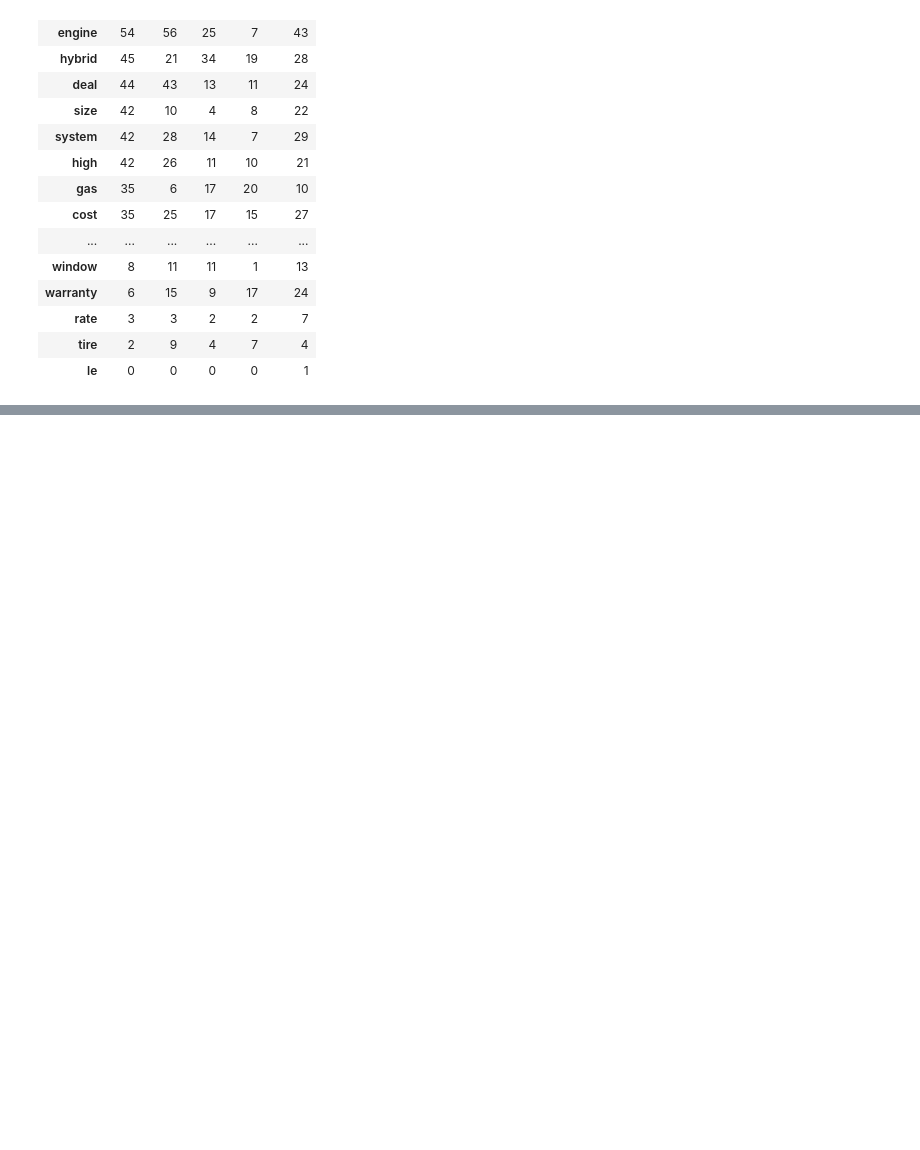
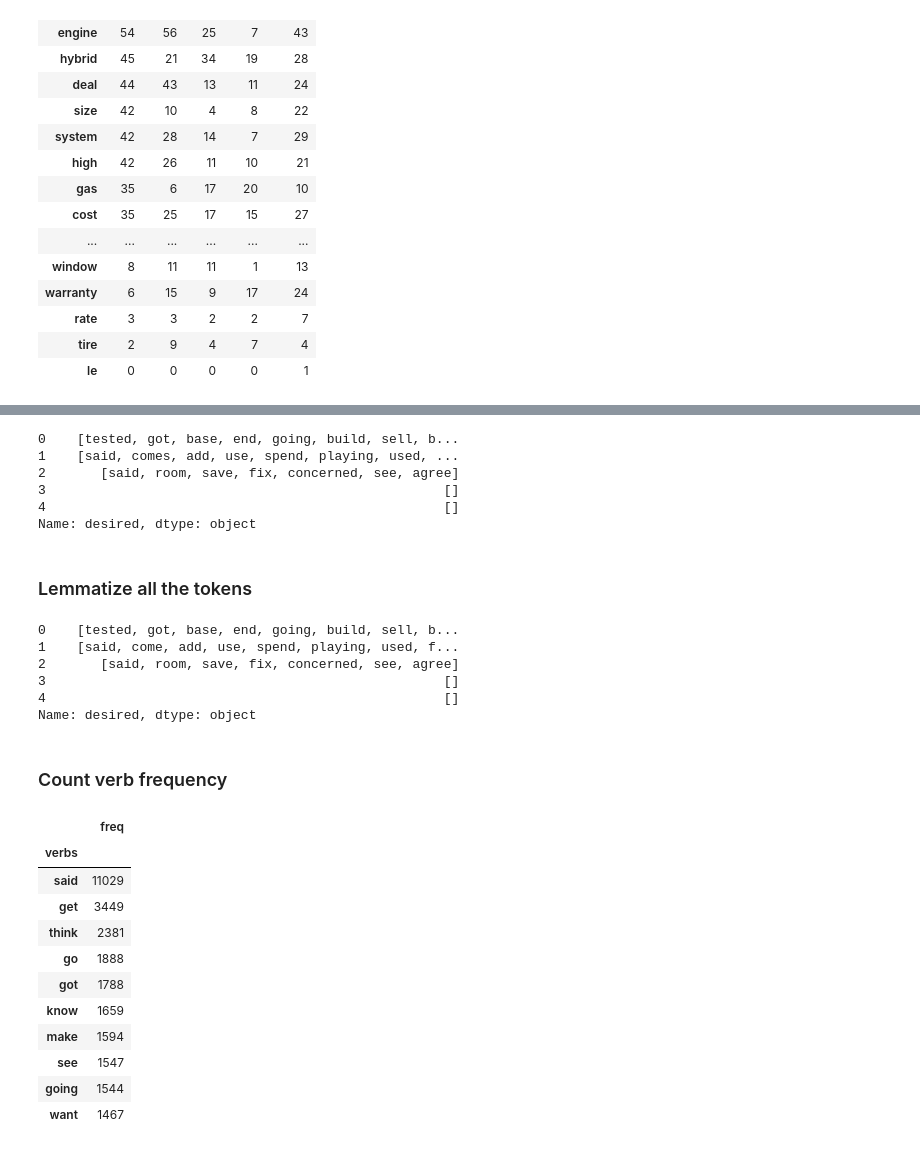
Before and after one commit to shanshanlao/car-brand-analysis, a Jupyter notebook: car_brand_analysis.ipynb, the cells around one changed output, grey strips where cells are left out. Drawn from its saved outputs; the diff is of its cells as text; code cells hidden in the pictures; blank space fills up the shorter version.

```diff
--- a/car_brand_analysis.ipynb
+++ b/car_brand_analysis.ipynb
@@ -469,0 +455,66 @@ brand_attr_df.sort_values(by = 'ford', ascending=False)
+# %%
+import spacy
+nlp = spacy.load('en_core_web_sm')
+
+def extract_verb(query):
+    result = []
+    doc = nlp(" ".join(query))
+
+    result = [w for w in doc if w.pos_ == "VERB"]
+    return result
+# %%
+comments['desired'] = [extract_verb(w) for w in comments['cleaned']]
+comments['desired'].head()
+# %% [output]
+0    [tested, got, base, end, going, build, sell, b...
+1    [said, comes, add, use, spend, playing, used, ...
+2       [said, room, save, fix, concerned, see, agree]
+3                                                   []
+4                                                   []
+Name: desired, dtype: object
+# %% [markdown]
+### Lemmatize all the tokens
+# %%
+comments['desired'] = [lemmatize_text(w) for w in comments['desired']]
+comments['desired'].head()
+# %% [output]
+0    [tested, got, base, end, going, build, sell, b...
+1    [said, come, add, use, spend, playing, used, f...
+2       [said, room, save, fix, concerned, see, agree]
+3                                                   []
+4                                                   []
+Name: desired, dtype: object
+# %% [markdown]
+### Count verb frequency
+# %%
+verb_dict = {}
+
+for i in range(len(comments)):
+    terms_in_msg = comments['desired'][i]
+    terms_in_msg.sort()
+
+    for k in terms_in_msg:
+        if len(k) > 1:
+            if k in verb_dict:
+                verb_dict[k] += 1
+            else:
+                verb_dict[k] = 1
+
+verb_dict = dict(sorted(verb_dict.items(), key=lambda x:x[1], reverse=True))
+# %%
+verb_df = pd.DataFrame.from_dict(verb_dict, orient='index', columns=['freq'])
+verb_df.index.name = 'verbs'
+verb_df.head(10)
+# %% [output]
+|  | freq |
+| verbs |  |
+| said | 11029 |
+| get | 3449 |
+| think | 2381 |
+| go | 1888 |
+| got | 1788 |
+| know | 1659 |
+| make | 1594 |
+| see | 1547 |
+| going | 1544 |
+| want | 1467 |
```
Also changed, not shown: parts of 4 cells of this notebook, 1 other file.
